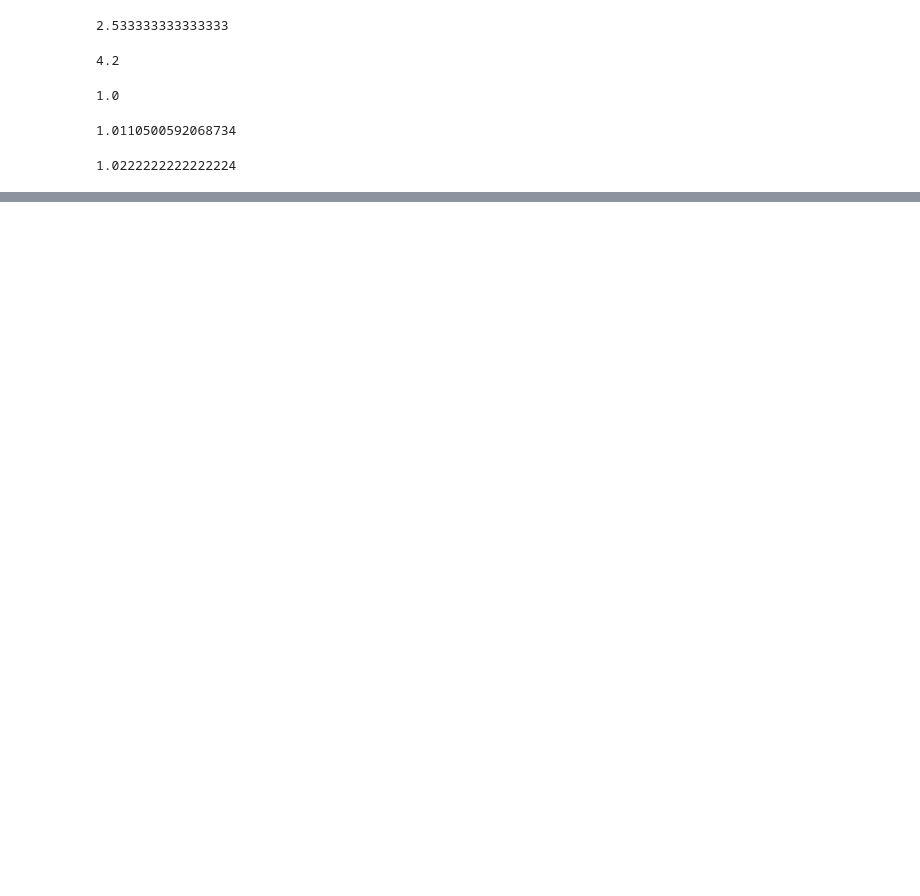
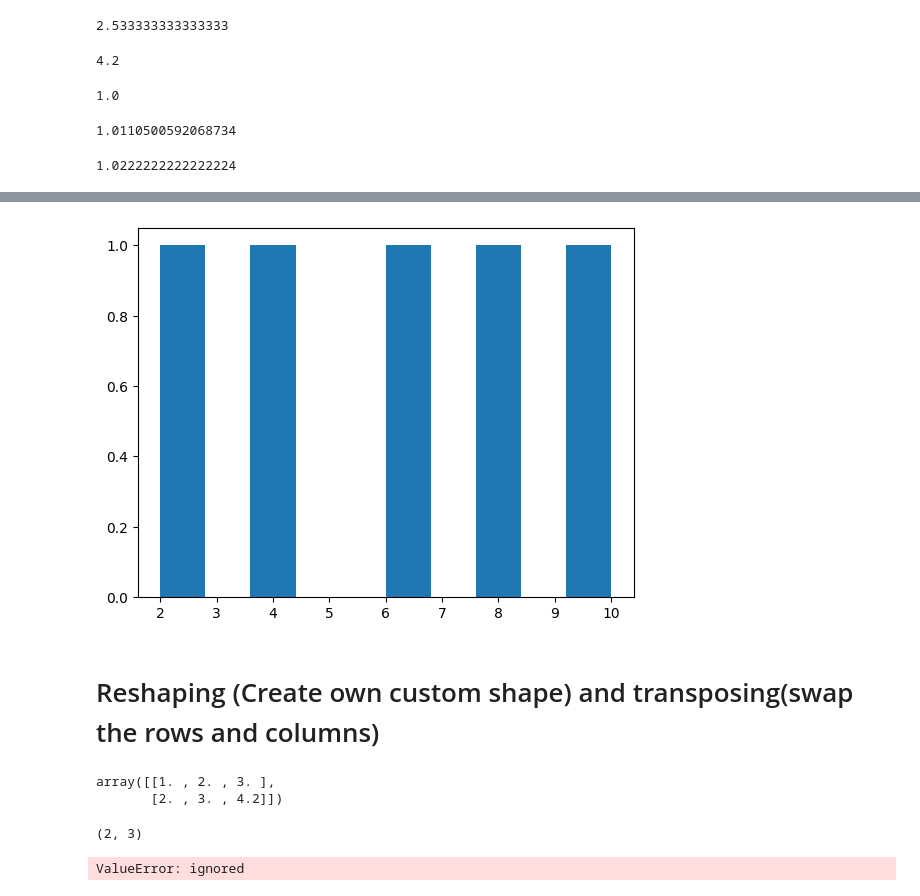
Before and after one commit to cRED-f/Machine-Learning, a Jupyter notebook: introduction_to_NumPy.ipynb, the cells around one changed output, grey strips where cells are left out. Cells and saved outputs as stored; diff of their text form; code cells hidden in the pictures; blank space fills up the shorter version.

```diff
--- a/introduction_to_NumPy.ipynb
+++ b/introduction_to_NumPy.ipynb
@@ -417,0 +447,21 @@ np.var(a2)
+# %%
+plt.hist(lower_var_arr)
+plt.show()
+# %% [output]
+[figure, added]
+# %% [markdown]
+# Reshaping (Create own custom shape) and transposing(swap the rows and columns)
+# %%
+a2
+# %% [output]
+array([[1. , 2. , 3. ],
+       [2. , 3. , 4.2]])
+# %%
+a2.shape
+# %% [output]
+(2, 3)
+# %%
+a2 * a3  #operands could not be broadcast together with shapes (2,3) (2,3,3)
+# to perform this multi both array should be same dimension or one of the variable should be 1
+# %% [output]
+ValueError: ignored
```
Also changed, not shown: parts of 28 cells of this notebook.
